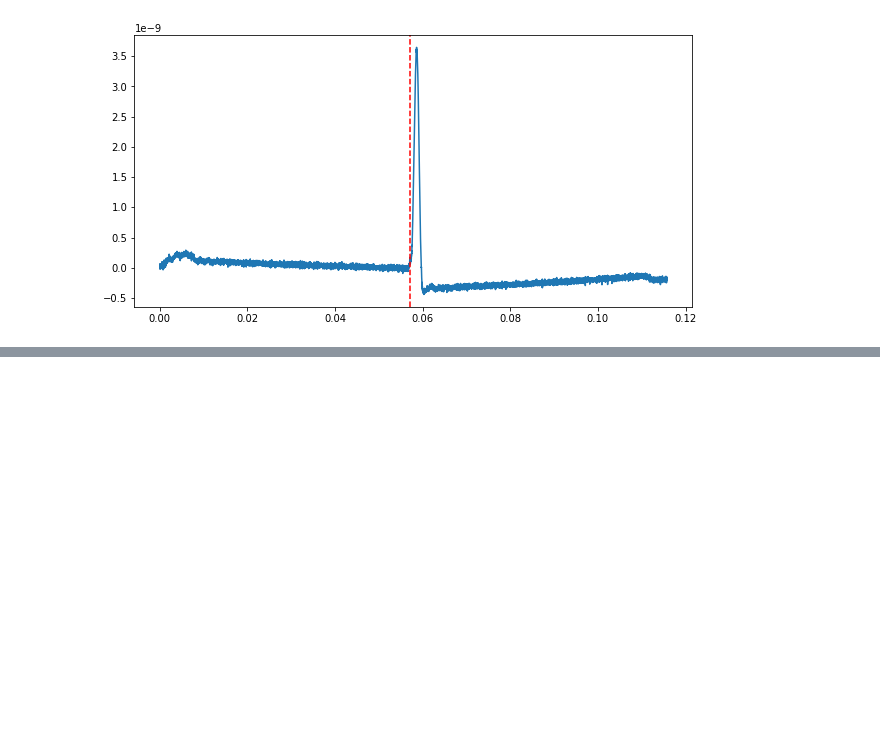
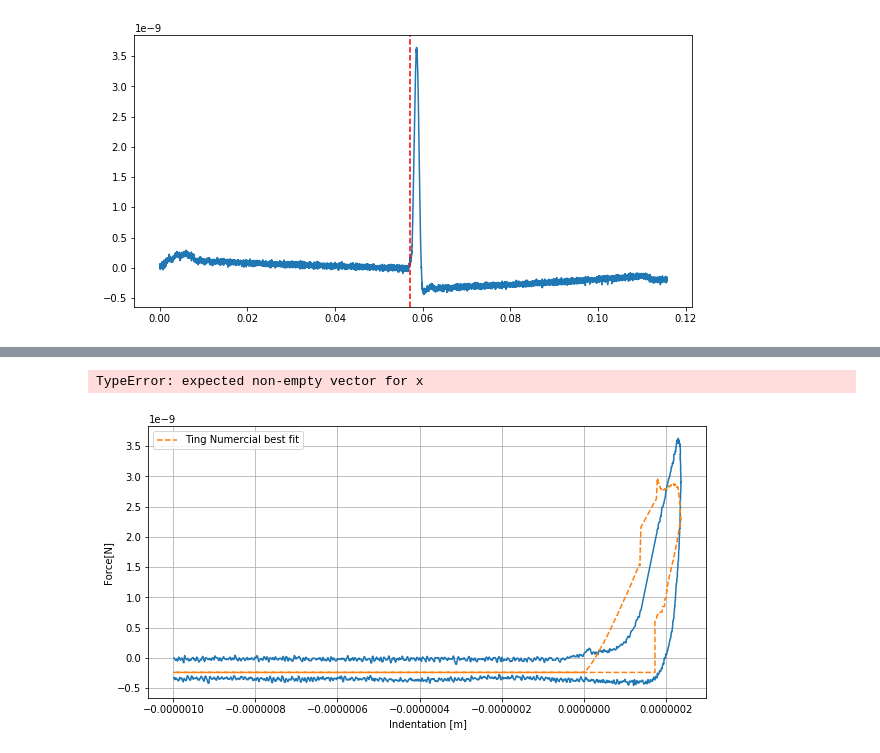
Before and after one commit to jlopezalo/PyFMRheo, a Jupyter notebook: examples/Ting Models Example.ipynb, the cells around one changed output, grey strips where cells are left out. Drawn from its saved outputs; the diff is of its cells as text; code cells hidden in the pictures; blank space fills up the shorter version.

```diff
--- a/examples/Ting Models Example.ipynb
+++ b/examples/Ting Models Example.ipynb
@@ -303,10 +303,10 @@ class TingModel(builtins.object)
  |      list of weak references to the object (if defined)
 # %%
 ting_model_num = TingModel(indenter_shape, tip_parameter, 'numerical')
-ting_model_num.betaE_init = 0.2
+ting_model_num.betaE_init = 0.5
 ting_model_num.E0_init = hertz_E0
 ting_model_num.tc_init = tc_fit
-ting_model_num.fit(time_fit, force_fit, ind_fit, t0=1, idx_tm=idx_tm, smooth_w=5, v0t=v0t, v0r=v0r)
+ting_model_num.fit(time_fit, force_fit, ind_fit, t0=1, idx_tm=idx_tm, smooth_w=5, v0t=None, v0r=None)
 ting_model_num.fit_report()
 tc_num = ting_model_num.tc
 f0_num = ting_model_num.F0
@@ -313,22 +331,26 @@ f0_num = ting_model_num.F0
 # %%
 ting_model_analit = TingModel(indenter_shape, tip_parameter, 'analytical')
-ting_model_analit.betaE_init = 0.2
+ting_model_analit.betaE_init = 0.1
 ting_model_analit.E0_init = hertz_E0
 ting_model_analit.tc_init = tc_fit
-ting_model_analit.fit(time_fit, force_fit, ind_fit, t0=1, idx_tm=idx_tm, smooth_w=5, v0t=v0t, v0r=v0r)
+ting_model_analit.fit(time_fit, force_fit, ind_fit, t0=1, idx_tm=idx_tm, smooth_w=1, v0t=None, v0r=None)
 ting_model_analit.fit_report()
 tc_analit = ting_model_analit.tc
 f0_analit = ting_model_analit.F0
+# %% [output]
+TypeError: expected non-empty vector for x
 # %%
 idx_tc = (np.abs(time_fit - tc_num)).argmin()
 delta0 = ind_fit[idx_tc]
-plt.plot(ind_fit-delta0, force_fit)
-plt.plot(ind_fit-delta0, ting_model_num.eval(time_fit, force_fit, ind_fit, t0=t0, idx_tm=idx_tm, smooth_w=5), '--', label='Ting Numercial best fit')
+plt.plot(ind_fit, force_fit)
+plt.plot(ind_fit, ting_model_num.eval(time_fit, force_fit, ind_fit, t0=t0, idx_tm=idx_tm, smooth_w=5), '--', label='Ting Numercial best fit')
 plt.xlabel("Indentation [m]")
 plt.ylabel("Force[N]")
 plt.legend()
 plt.grid()
 plt.show()
+# %% [output]
+[figure, added]
 # %%
 idx_tc = (np.abs(time_fit - tc_analit)).argmin()
 delta0 = ind_fit[idx_tc]
```
Also changed, not shown: parts of 19 cells of this notebook.
